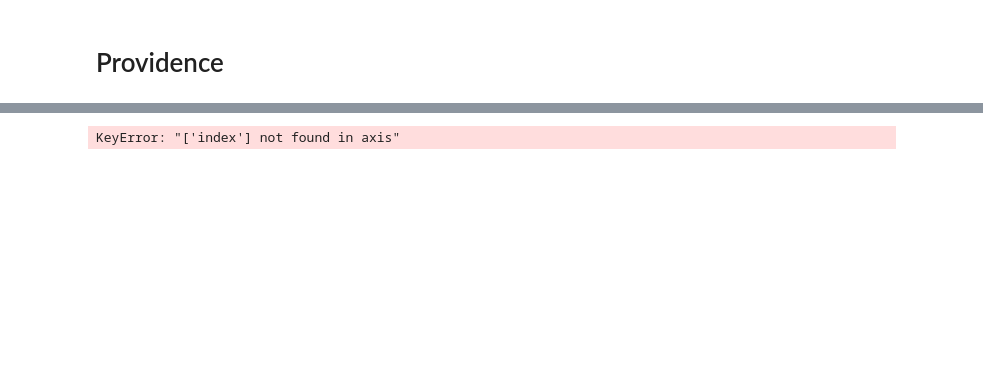
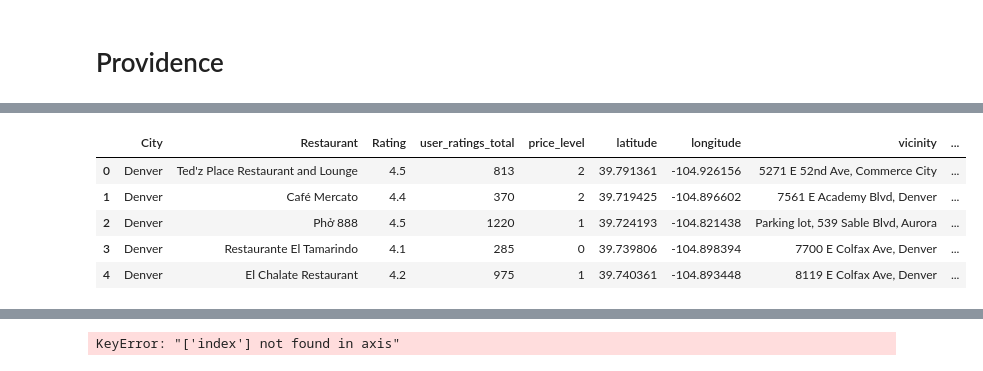
Before and after one commit to mward95/Restaurant_API, a Jupyter notebook: Matthew Ward/Restaurant_sort_df.ipynb, the cells around one changed output, grey strips where cells are left out. Cells and saved outputs as stored; diff of their text form; code cells hidden in the pictures; blank space fills up the shorter version.

```diff
--- a/Matthew Ward/Restaurant_sort_df.ipynb
+++ b/Matthew Ward/Restaurant_sort_df.ipynb
@@ -1519,0 +1551,12 @@ display(result)
+# %%
+final_df=final_df[["City","Restaurant","Rating","user_ratings_total","price_level","latitude",
+                   "longitude","vicinity","Business Status"]]
+
+final_df.head()
+# %% [output]
+|  | City | Restaurant | Rating | user_ratings_total | price_level | latitude | longitude | vicinity | ... |
+| 0 | Denver | Ted'z Place Restaurant and Lounge | 4.5 | 813 | 2 | 39.791361 | -104.926156 | 5271 E 52nd Ave, Commerce City | ... |
+| 1 | Denver | Café Mercato | 4.4 | 370 | 2 | 39.719425 | -104.896602 | 7561 E Academy Blvd, Denver | ... |
+| 2 | Denver | Phở 888 | 4.5 | 1220 | 1 | 39.724193 | -104.821438 | Parking lot, 539 Sable Blvd, Aurora | ... |
+| 3 | Denver | Restaurante El Tamarindo | 4.1 | 285 | 0 | 39.739806 | -104.898394 | 7700 E Colfax Ave, Denver | ... |
+| 4 | Denver | El Chalate Restaurant | 4.2 | 975 | 1 | 39.740361 | -104.893448 | 8119 E Colfax Ave, Denver | ... |
```
Also changed, not shown: parts of 22 cells of this notebook.
